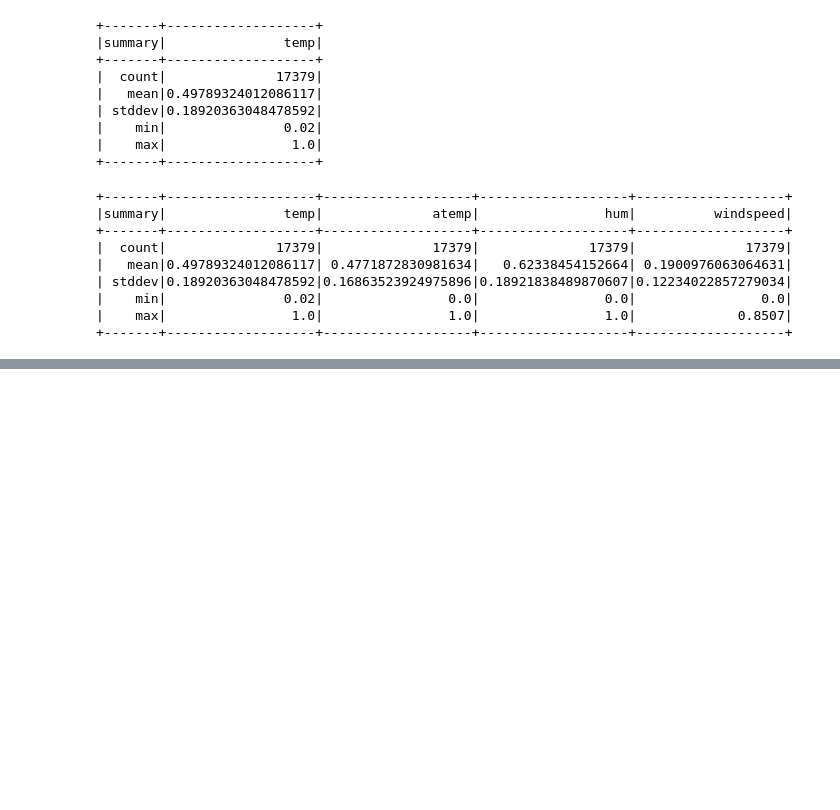
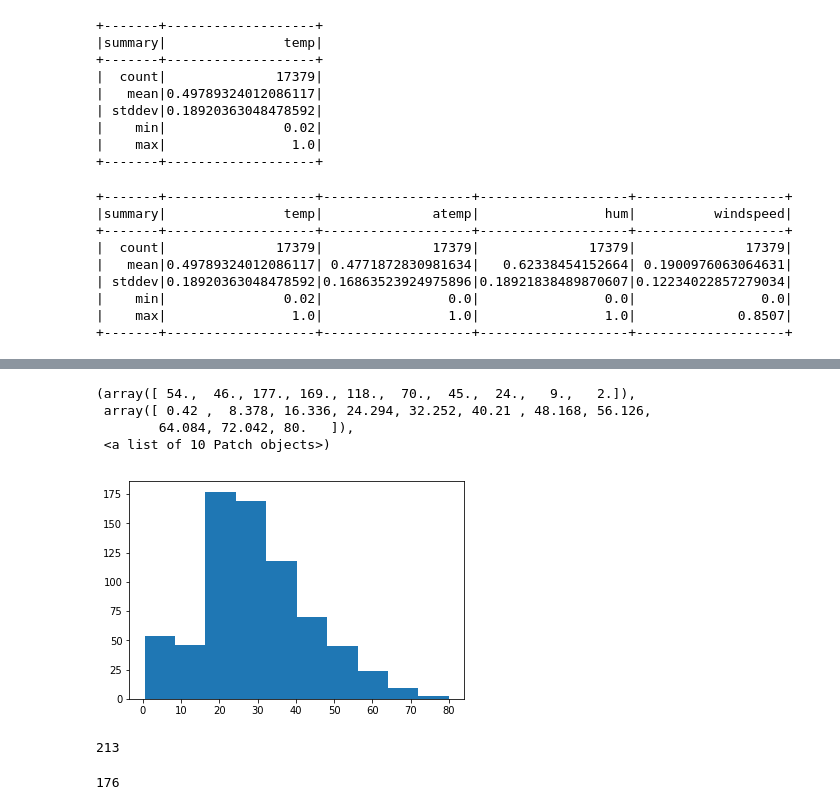
Before and after one commit to Litzenz/DataMining, a Jupyter notebook: Iteration4.ipynb, the cells around one changed output, grey strips where cells are left out. Drawn from its saved outputs; the diff is of its cells as text; code cells hidden in the pictures; blank space fills up the shorter version.

```diff
--- a/Iteration4.ipynb
+++ b/Iteration4.ipynb
@@ -370,0 +928,9 @@ df.na.fill(mean_filled).describe(['temp', 'atemp', 'hum', 'windspeed']).show()
+# %%
+age = np.array(df.filter(df.Age > 0).select('Age').collect())
+plt.hist(age)
+# %% [output]
+(array([ 54.,  46., 177., 169., 118.,  70.,  45.,  24.,   9.,   2.]),
+ array([ 0.42 ,  8.378, 16.336, 24.294, 32.252, 40.21 , 48.168, 56.126,
+        64.084, 72.042, 80.   ]),
+ <a list of 10 Patch objects>)
+[figure, added]
@@ -370,0 +939,8 @@ df.na.fill(mean_filled).describe(['temp', 'atemp', 'hum', 'windspeed']).show()
+# %%
+results.count()
+# %% [output]
+213
+# %%
+correct.count()
+# %% [output]
+176
```
Also changed, not shown: parts of 60 cells of this notebook.
